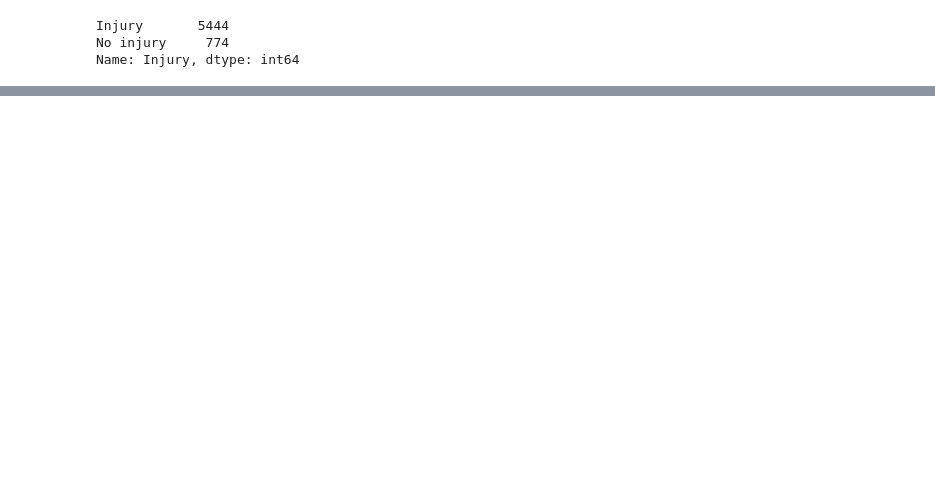
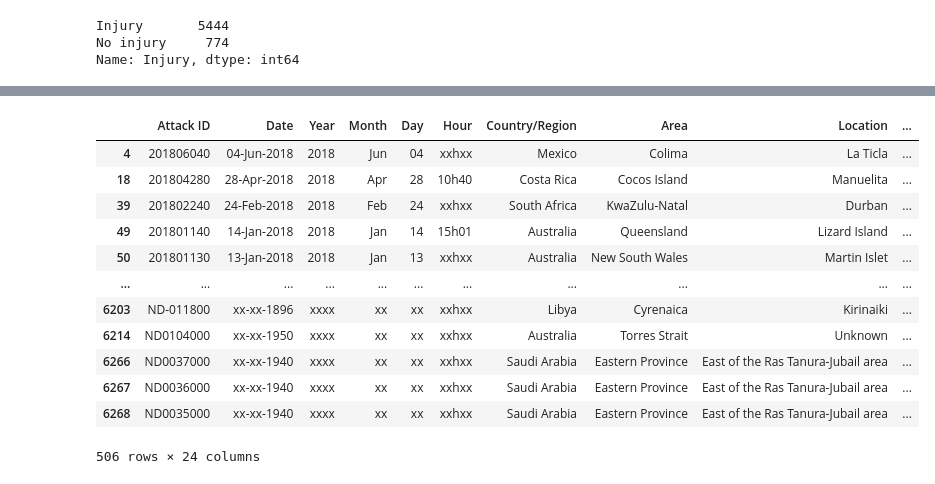
Before and after one commit to Linxx333/Data-Cleaning-Shark-Attacks, a Jupyter notebook: Jnotebooks/Cleaner.ipynb, the cells around one changed output, grey strips where cells are left out. Cells and saved outputs as stored; diff of their text form; code cells hidden in the pictures; blank space fills up the shorter version.

```diff
--- a/Jnotebooks/Cleaner.ipynb
+++ b/Jnotebooks/Cleaner.ipynb
@@ -906,6 +925,8 @@ def Simplifica(x):
         x = 'Swimming'
     elif 'diving' in x or 'Diving' in x:
         x = 'Free Diving'
+    elif 'snorkeling' in x or 'Snorkeling' in x:
+        x = 'Snorkeling'
     elif 'paddling' in x or 'Paddling' in x:
         x = 'Paddling'
     elif 'Sinking' in x or 'sinking' in x or 'sank' in x or 'Sank' in x:
@@ -1101,9 +1122,9 @@ for i in range(len(sharks['Injury'])):
     if 'Survived' in sharks['Injury'].iloc[i] or 'survived' in sharks['Injury'].iloc[i] or 'SURVIVED' in sharks['Injury'].iloc[i]:
         sharks['Fatal (Y/N)'].iloc[i] = 'N'
     if 'Provoked' in sharks['Injury'].iloc[i] or 'provoked' in sharks['Injury'].iloc[i] or 'PROVOKED' in sharks['Injury'].iloc[i]:
-        sharks['Provoked/Unprovoked'].iloc[i] ='Y'
+        sharks['Provoked/Unprovoked'].iloc[i] ='Provoked'
     if 'Unprovoked' in sharks['Injury'].iloc[i] or 'unprovoked' in sharks['Injury'].iloc[i] or 'UNPROVOKED' in sharks['Injury'].iloc[i]:
-        sharks['Provoked/Unprovoked'].iloc[i] ='N'
+        sharks['Provoked/Unprovoked'].iloc[i] ='Unprovoked'
     if 'Boat' in sharks['Injury'].iloc[i] or 'boat' in sharks['Injury'].iloc[i] or 'BOAT' in sharks['Injury'].iloc[i]:
         sharks['Boat Related'].iloc[i] ='Y'
     if 'No injury' in sharks['Injury'].iloc[i] or 'no injury' in sharks['Injury'].iloc[i] or 'NO INJURY' in sharks['Injury'].iloc[i]:
@@ -1134,3 +1155,33 @@ sharks['Injury'].value_counts()
 Injury       5444
 No injury     774
 Name: Injury, dtype: int64
+# %%
+#Convierto los nulos en unknown, guardo todos los posibles datos que me pueda dar la columna y despues almaceno
+#si es posible de forma simple el tipo de tiburon
+
+sharks['Specie'].fillna('Unknown',inplace=True)
+for i in range(len(sharks['Specie'])):
+    sharks['Shark could not be involved'].iloc[i] = 'N'
+    if 'FATAL' in sharks['Specie'].iloc[i] or 'Fatal' in sharks['Specie'].iloc[i] or 'fatal' in sharks['Specie'].iloc[i]:
+        sharks['Fatal (Y/N)'].iloc[i] = 'Y'
+    if 'Survived' in sharks['Specie'].iloc[i] or 'survived' in sharks['Specie'].iloc[i] or 'SURVIVED' in sharks['Specie'].iloc[i]:
+        sharks['Fatal (Y/N)'].iloc[i] = 'N'
+    if 'Provoked' in sharks['Specie'].iloc[i] or 'provoked' in sharks['Specie'].iloc[i] or 'PROVOKED' in sharks['Specie'].iloc[i]:
+        sharks['Provoked/Unprovoked'].iloc[i] ='Provoked'
+    if 'Unprovoked' in sharks['Specie'].iloc[i] or 'unprovoked' in sharks['Specie'].iloc[i] or 'UNPROVOKED' in sharks['Specie'].iloc[i]:
+        sharks['Provoked/Unprovoked'].iloc[i] ='Unprovoked'
+    if 'Boat' in sharks['Specie'].iloc[i] or 'boat' in sharks['Specie'].iloc[i] or 'BOAT' in sharks['Specie'].iloc[i]:
+        sharks['Boat Related'].iloc[i] ='Y'
+    if 'not confirmed' in sharks['Specie'].iloc[i]:
+        sharks['Shark could not be involved'].iloc[i] = 'Y'
+        sharks['Specie'].iloc[i] = 'Unknown'
+    elif 'shark' in sharks['Specie'].iloc[i] or 'shark,' in sharks['Specie'].iloc[i] or 'sharks' in sharks['Specie'].iloc[i] or 'shark?' in sharks['Specie'].iloc[i]:
+
+        o = sharks['Specie'].iloc[i].split()
+        for d in range(len(o)):
+            if o[d] == 'shark':
+                sharks['Specie'].iloc[i] = o[d-1] + ' ' + o[d]
+            elif o[d] == 'shark,' or o[d] == 'sharks' or o[d] == 'shark?':
+                sharks['Specie'].iloc[i] = o[d-1] + ' ' + o[d][:-1]
+    else:
+        sharks['Specie'].iloc[i] = 'Unknown'
@@ -1136,0 +1193,7 @@ Name: Injury, dtype: int64
+# %%
+#Hago unos pequeños cambios uniendo especies que son la misma
+#También hago la suposición de que m shark es mako shark siendo el tiburon mas común con m en inglés
+sharks['Specie'] = sharks['Specie'].replace('white shark','White shark')
+sharks['Specie'] = sharks['Specie'].replace('m shark','Mako shark')
+
+sharks['Specie'].value_counts()
@@ -1136,0 +1229,16 @@ Name: Injury, dtype: int64
+# %%
+sharks.loc[sharks['Activity'] == 'Free Diving']
+# %% [output]
+|  | Attack ID | Date | Year | Month | Day | Hour | Country/Region | Area | Location | ... |
+| 4 | 201806040 | 04-Jun-2018 | 2018 | Jun | 04 | xxhxx | Mexico | Colima | La Ticla | ... |
+| 18 | 201804280 | 28-Apr-2018 | 2018 | Apr | 28 | 10h40 | Costa Rica | Cocos Island | Manuelita | ... |
+| 39 | 201802240 | 24-Feb-2018 | 2018 | Feb | 24 | xxhxx | South Africa | KwaZulu-Natal | Durban | ... |
+| 49 | 201801140 | 14-Jan-2018 | 2018 | Jan | 14 | 15h01 | Australia | Queensland | Lizard Island | ... |
+| 50 | 201801130 | 13-Jan-2018 | 2018 | Jan | 13 | xxhxx | Australia | New South Wales | Martin Islet | ... |
+| ... | ... | ... | ... | ... | ... | ... | ... | ... | ... | ... |
+| 6203 | ND-011800 | xx-xx-1896 | xxxx | xx | xx | xxhxx | Libya | Cyrenaica | Kirinaiki | ... |
+| 6214 | ND0104000 | xx-xx-1950 | xxxx | xx | xx | xxhxx | Australia | Torres Strait | Unknown | ... |
+| 6266 | ND0037000 | xx-xx-1940 | xxxx | xx | xx | xxhxx | Saudi Arabia | Eastern Province | East of the Ras Tanura-Jubail area | ... |
+| 6267 | ND0036000 | xx-xx-1940 | xxxx | xx | xx | xxhxx | Saudi Arabia | Eastern Province | East of the Ras Tanura-Jubail area | ... |
+| 6268 | ND0035000 | xx-xx-1940 | xxxx | xx | xx | xxhxx | Saudi Arabia | Eastern Province | East of the Ras Tanura-Jubail area | ... |
+506 rows × 24 columns
```
Also changed, not shown: parts of 16 cells of this notebook.
